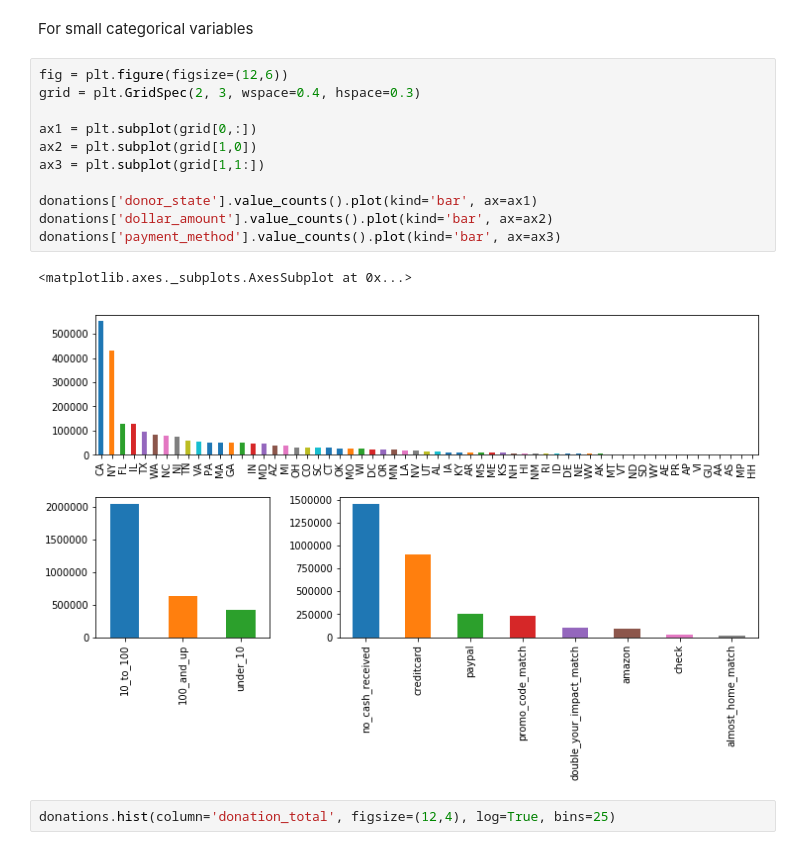
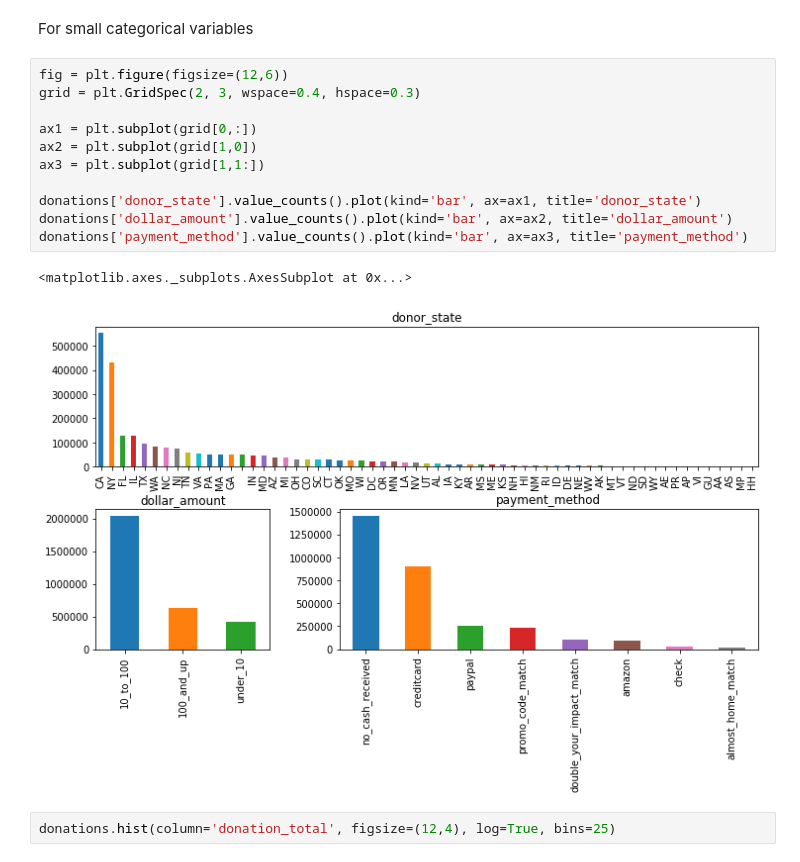
Before and after one commit to xanwich/DSaPP_RA_Project, a Jupyter notebook: Xander Beberman Data Role Assessment.ipynb, the cells around one changed output. Drawn from its saved outputs; the diff is of its cells as text.

```diff
--- a/Xander Beberman Data Role Assessment.ipynb
+++ b/Xander Beberman Data Role Assessment.ipynb
@@ -78,17 +78,17 @@ For small categorical variables
 # %%
 fig = plt.figure(figsize=(12,6))
 grid = plt.GridSpec(2, 3, wspace=0.4, hspace=0.3)
 
 ax1 = plt.subplot(grid[0,:])
 ax2 = plt.subplot(grid[1,0])
 ax3 = plt.subplot(grid[1,1:])
 
-donations['donor_state'].value_counts().plot(kind='bar', ax=ax1)
-donations['dollar_amount'].value_counts().plot(kind='bar', ax=ax2)
-donations['payment_method'].value_counts().plot(kind='bar', ax=ax3)
+donations['donor_state'].value_counts().plot(kind='bar', ax=ax1, title='donor_state')
+donations['dollar_amount'].value_counts().plot(kind='bar', ax=ax2, title='dollar_amount')
+donations['payment_method'].value_counts().plot(kind='bar', ax=ax3, title='payment_method')
 # %% [output]
 <matplotlib.axes._subplots.AxesSubplot at 0x...>
-[figure, old version]
+[figure, new version]
 # %%
 donations.hist(column='donation_total', figsize=(12,4), log=True, bins=25)
 # %% [output]
```
Also changed, not shown: parts of 13 cells of this notebook.
